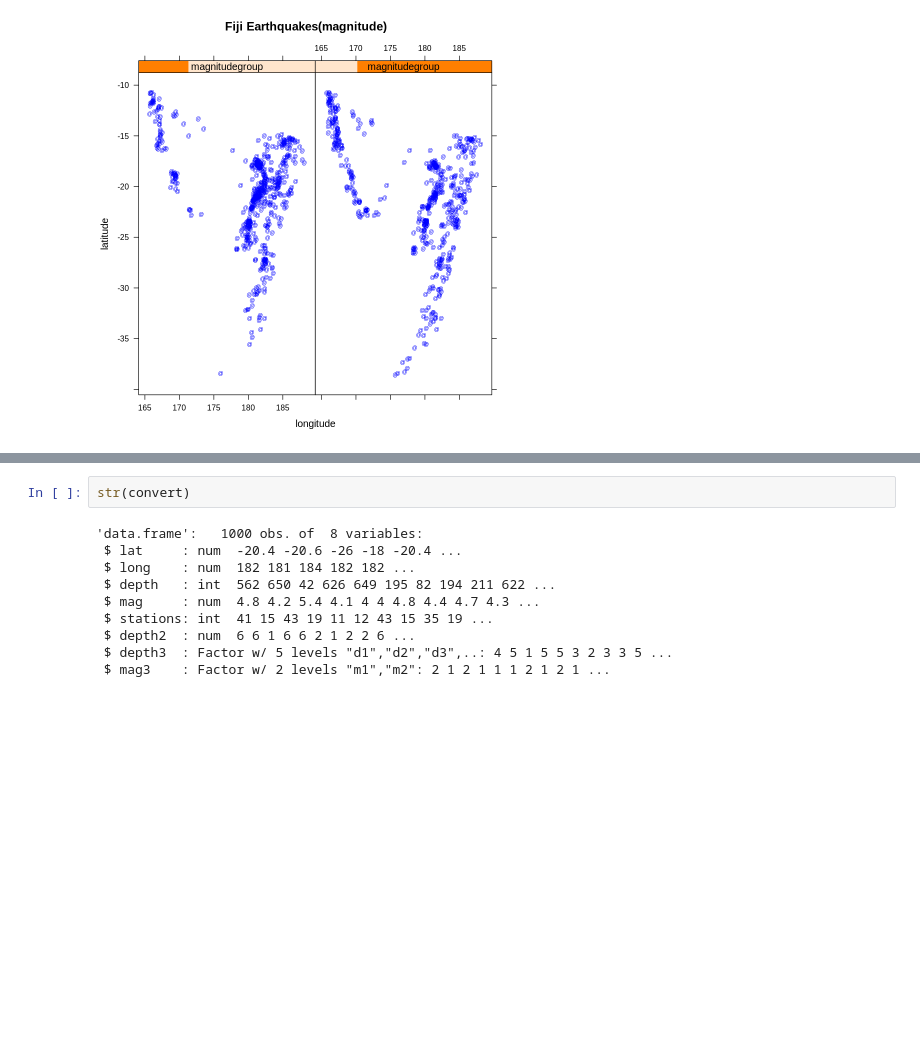
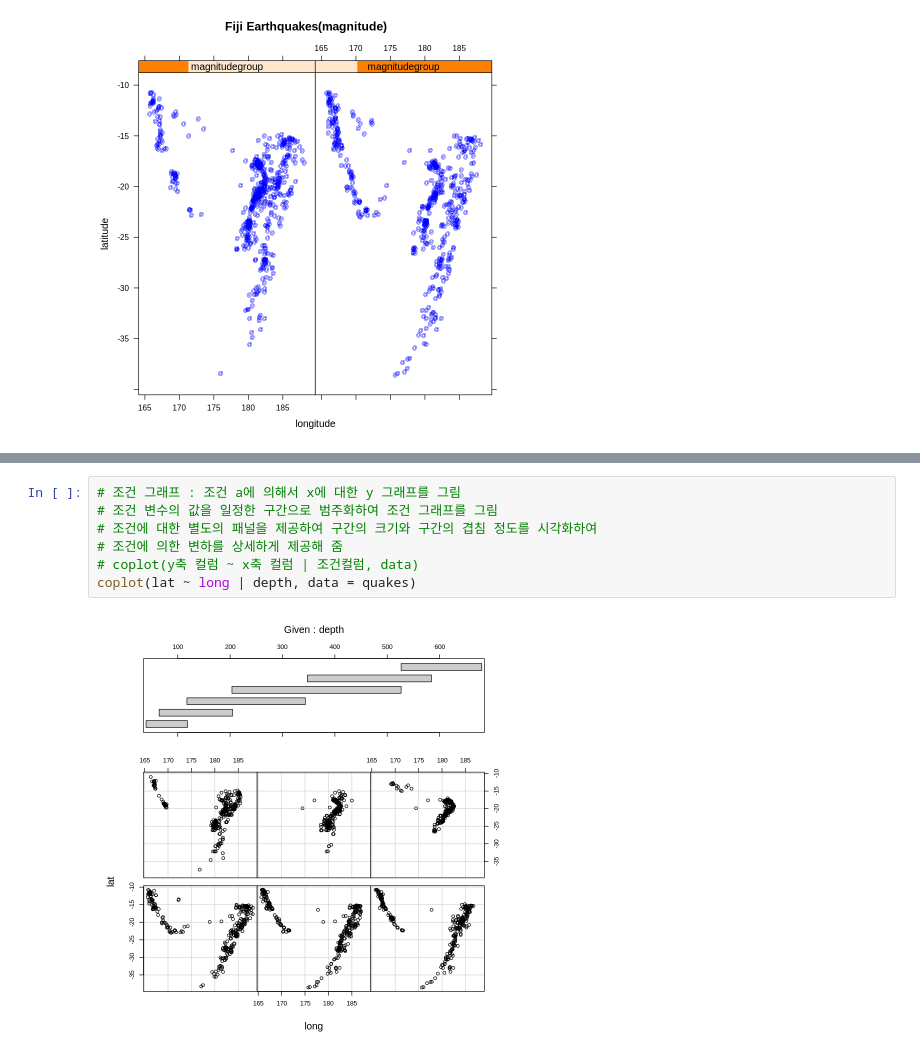
Before and after one commit to gyujin0450/RPRG_PartII, a Jupyter notebook: p233_격자형기법시각화.ipynb, the cells around one changed output, grey strips where cells are left out. Drawn from its saved outputs; the diff is of its cells as text; blank space fills up the shorter version.

```diff
--- a/p233_격자형기법시각화.ipynb
+++ b/p233_격자형기법시각화.ipynb
@@ -448,12 +451,9 @@ xyplot(lat ~ long | depth3 * mag3, data = convert, main = "Fiji Earthquakes",
-# %%
-str(convert)
-# %% [output]
-'data.frame':   1000 obs. of  8 variables:
- $ lat     : num  -20.4 -20.6 -26 -18 -20.4 ...
- $ long    : num  182 181 184 182 182 ...
- $ depth   : int  562 650 42 626 649 195 82 194 211 622 ...
- $ mag     : num  4.8 4.2 5.4 4.1 4 4 4.8 4.4 4.7 4.3 ...
- $ stations: int  41 15 43 19 11 12 43 15 35 19 ...
- $ depth2  : num  6 6 1 6 6 2 1 2 2 6 ...
- $ depth3  : Factor w/ 5 levels "d1","d2","d3",..: 4 5 1 5 5 3 2 3 3 5 ...
- $ mag3    : Factor w/ 2 levels "m1","m2": 2 1 2 1 1 1 2 1 2 1 ...
+# %%
+# 조건 그래프 : 조건 a에 의해서 x에 대한 y 그래프를 그림
+# 조건 변수의 값을 일정한 구간으로 범주화하여 조건 그래프를 그림
+# 조건에 대한 별도의 패널을 제공하여 구간의 크기와 구간의 겹침 정도를 시각화하여
+# 조건에 의한 변하를 상세하게 제공해 줌
+# coplot(y축 컬럼 ~ x축 컬럼 | 조건컬럼, data)
+coplot(lat ~ long | depth, data = quakes)
+# %% [output]
+[figure, added]
```
Also changed, not shown: parts of 12 cells of this notebook.
